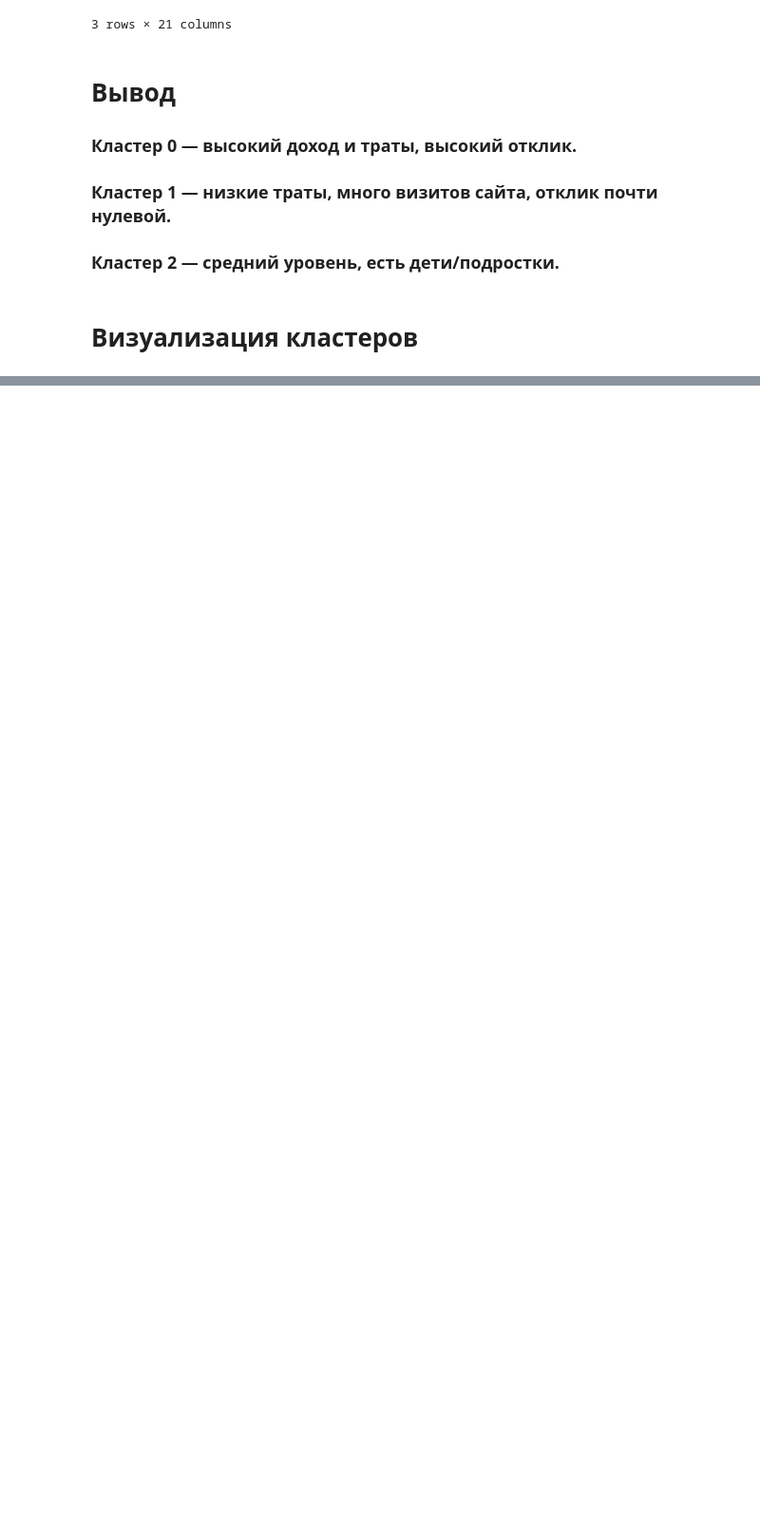
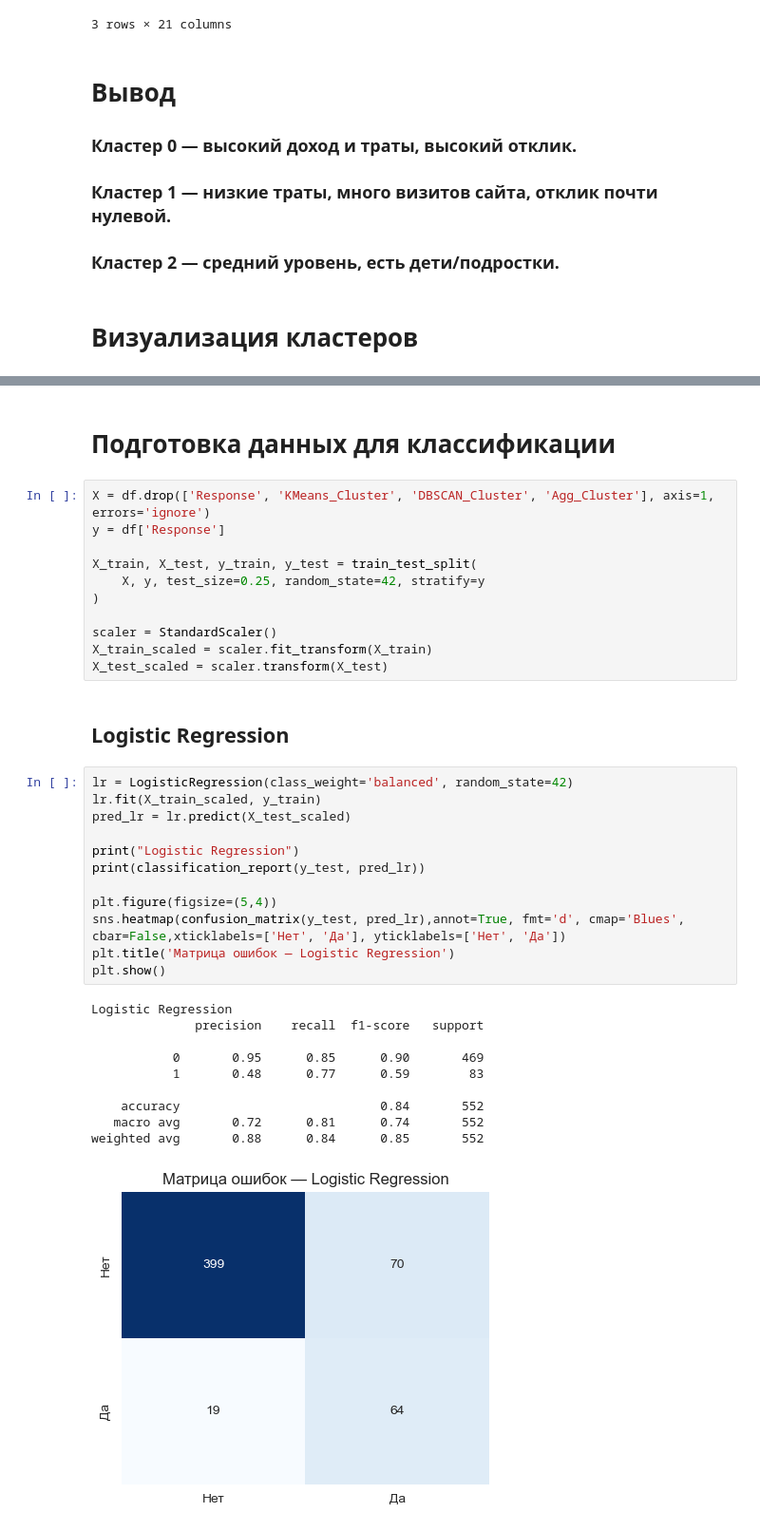
Before and after one commit to qxxless/proekt, a Jupyter notebook: project.ipynb, the cells around one changed output, grey strips where cells are left out. Shown at 95% size. Cells and saved outputs as stored; diff of their text form; blank space fills up the shorter version.

```diff
--- a/project.ipynb
+++ b/project.ipynb
@@ -318,2 +317,40 @@ for col in ['Income', 'MntTotal', 'NumWebVisitsMonth', 'AcceptedCmpOverall', 'Re
 ### Кластер 0 значительно выделяется по доходу и тратам.
 ### Кластер 1 — самые низкие траты при высокой онлайн-активности
+# %% [markdown]
+# Подготовка данных для классификации
+# %%
+X = df.drop(['Response', 'KMeans_Cluster', 'DBSCAN_Cluster', 'Agg_Cluster'], axis=1, errors='ignore')
+y = df['Response']
+
+X_train, X_test, y_train, y_test = train_test_split(
+    X, y, test_size=0.25, random_state=42, stratify=y
+)
+
+scaler = StandardScaler()
+X_train_scaled = scaler.fit_transform(X_train)
+X_test_scaled = scaler.transform(X_test)
+# %% [markdown]
+## Logistic Regression
+# %%
+lr = LogisticRegression(class_weight='balanced', random_state=42)
+lr.fit(X_train_scaled, y_train)
+pred_lr = lr.predict(X_test_scaled)
+
+print("Logistic Regression")
+print(classification_report(y_test, pred_lr))
+
+plt.figure(figsize=(5,4))
+sns.heatmap(confusion_matrix(y_test, pred_lr),annot=True, fmt='d', cmap='Blues', cbar=False,xticklabels=['Нет', 'Да'], yticklabels=['Нет', 'Да'])
+plt.title('Матрица ошибок — Logistic Regression')
+plt.show()
+# %% [output]
+Logistic Regression
+              precision    recall  f1-score   support
+
+           0       0.95      0.85      0.90       469
+           1       0.48      0.77      0.59        83
+
+    accuracy                           0.84       552
+   macro avg       0.72      0.81      0.74       552
+weighted avg       0.88      0.84      0.85       552
+[figure, added]
```
Also changed, not shown: parts of 10 cells of this notebook.
